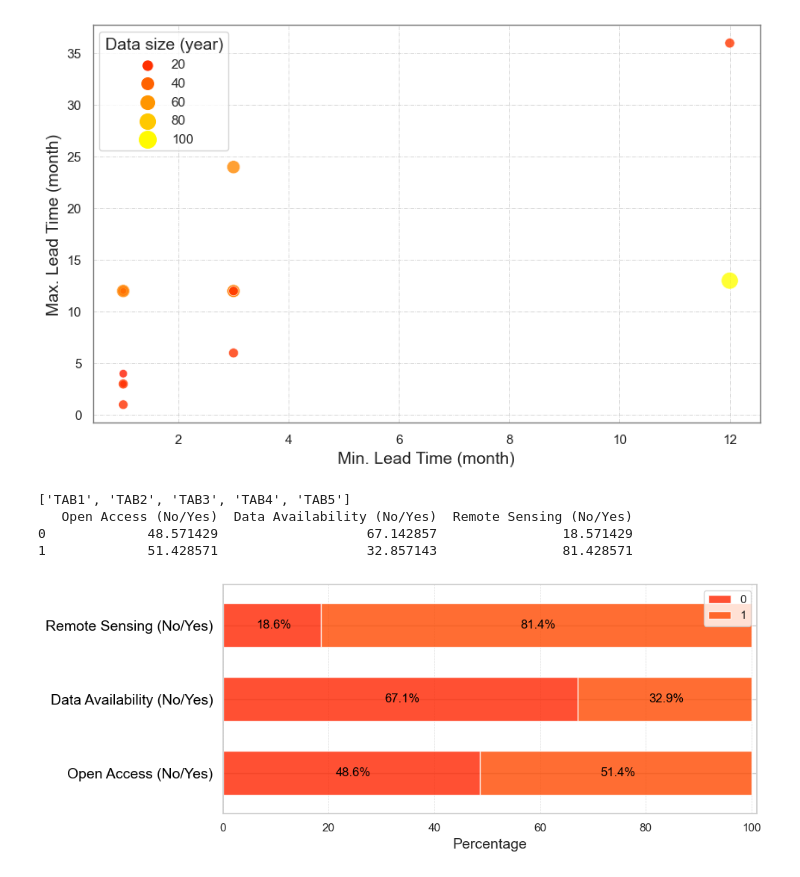
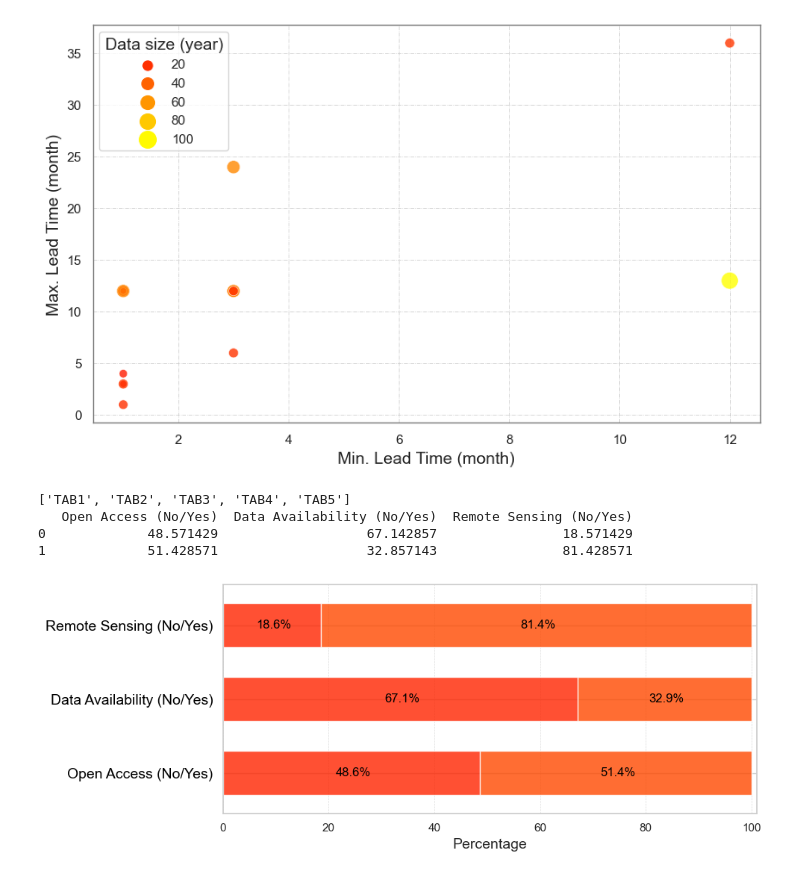
Before and after one commit to andreaeoluz/review_droughtDL, a Jupyter notebook: data_representation.ipynb, the cells around one changed output. Cells and saved outputs as stored; diff of their text form; code cells hidden in the pictures.

```diff
--- a/data_representation.ipynb
+++ b/data_representation.ipynb
@@ -1543,35 +1446,38 @@ ax = dfStack.T.plot.barh(stacked=True,
                          width=0.6,
                          alpha=0.8)
 
+# Remover a legenda
+ax.legend_.remove()
+
 # Configurações adicionais
 ax.set_xlabel("Percentage", fontsize=14)
 ax.set_ylabel("", fontsize=14)
 ax.grid(axis='x', linestyle='--', linewidth=0.5, alpha=0.7)
 ax.xaxis.set_ticks(range(0, 101, 20))
 
 # Adicionar rótulos de porcentagem centralizados em cada barra
 for container in ax.containers:
     # Rótulos com valores ou string vazia para barras com valor 0
     labels = [f'{w:0.1f}%' if (w := v.get_width()) > 0 else '' for v in container]
     ax.bar_label(container, labels=labels, label_type='center', fontsize=12, color='black', padding=2)
 
 # Ajustar os limites do eixo x
 ax.set_xlim(0, 101)
 
 # Estilizar os ticks do eixo y
 ax.set_yticklabels(ax.get_yticklabels(), fontsize=14, color='black')
 
 # Melhorar espaçamento geral
 plt.tight_layout()
 
 # Salvar o gráfico como arquivo PDF
 plt.savefig(path_out, bbox_inches='tight', format='pdf', dpi=300)
 
 # Exibir o gráfico
 plt.show()
 # %% [output]
 ['TAB1', 'TAB2', 'TAB3', 'TAB4', 'TAB5']
    Open Access (No/Yes)  Data Availability (No/Yes)  Remote Sensing (No/Yes)
 0             48.571429                   67.142857                18.571429
 1             51.428571                   32.857143                81.428571
-[figure, old version]
+[figure, new version]
```
Also changed, not shown: parts of 11 cells of this notebook, 9 other files.
